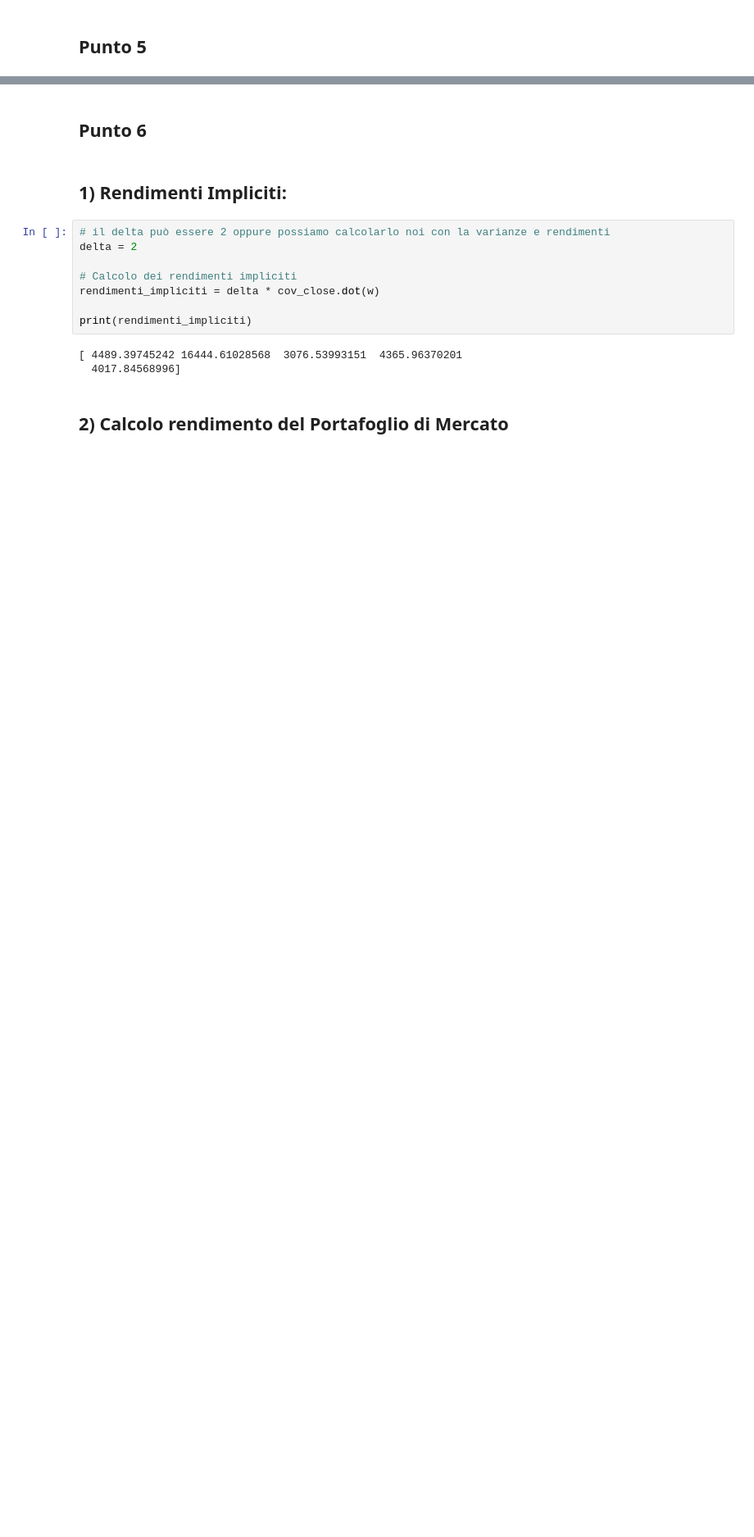
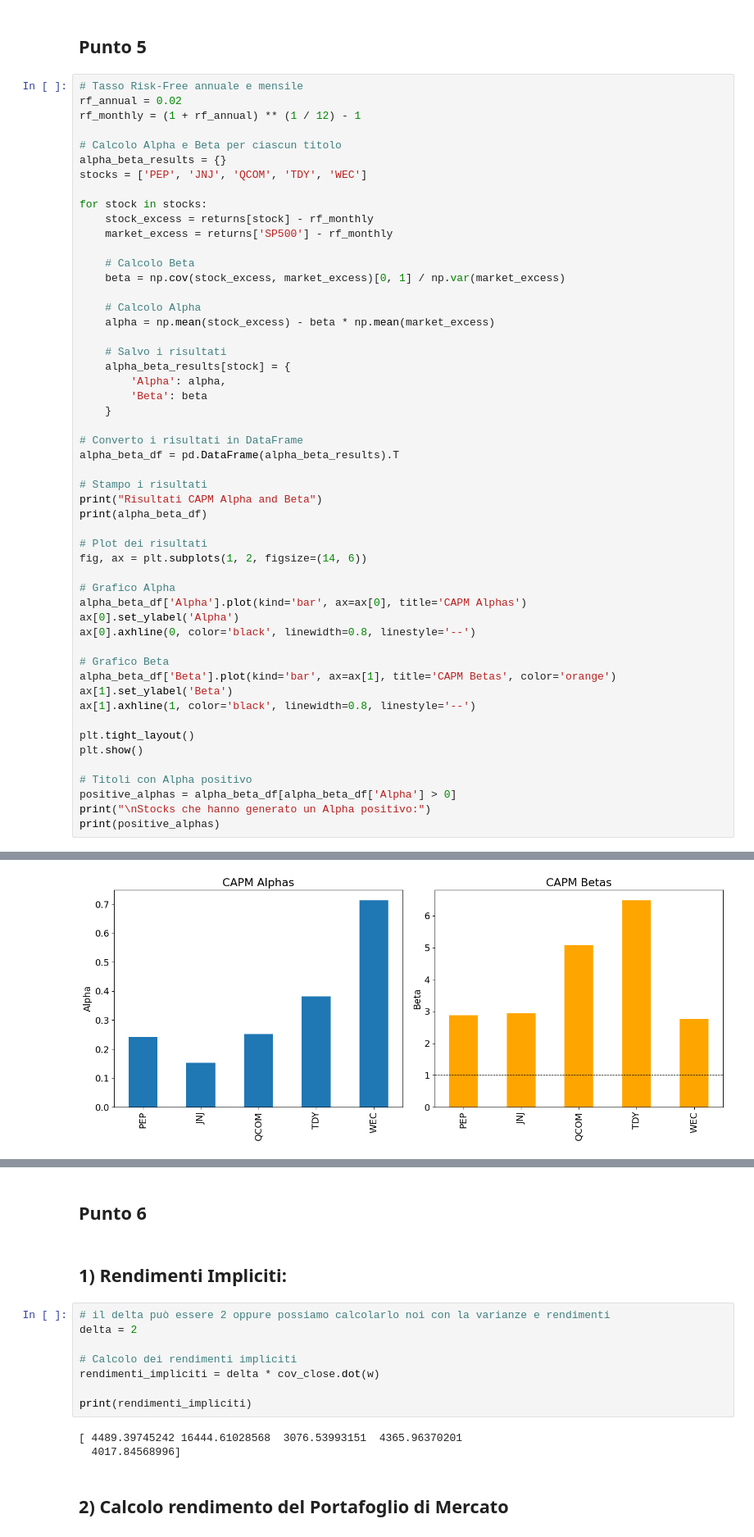
Before and after one commit to Riccardo-Martelli/Project_Work_Asset_Management, a Jupyter notebook: Final_Project.ipynb, the cells around one changed output, grey strips where cells are left out. Shown at 82% size. Saved outputs shown, nothing was run; the diff lists cells and outputs as text; blank space fills up the shorter version.

```diff
--- a/Final_Project.ipynb
+++ b/Final_Project.ipynb
@@ -322,2 +431,55 @@ plt.show()
 # %% [markdown]
 ## Punto 5
+# %%
+# Tasso Risk-Free annuale e mensile
+rf_annual = 0.02
+rf_monthly = (1 + rf_annual) ** (1 / 12) - 1
+
+# Calcolo Alpha e Beta per ciascun titolo
+alpha_beta_results = {}
+stocks = ['PEP', 'JNJ', 'QCOM', 'TDY', 'WEC']
+
+for stock in stocks:
+    stock_excess = returns[stock] - rf_monthly
+    market_excess = returns['SP500'] - rf_monthly
+
+    # Calcolo Beta
+    beta = np.cov(stock_excess, market_excess)[0, 1] / np.var(market_excess)
+
+    # Calcolo Alpha
+    alpha = np.mean(stock_excess) - beta * np.mean(market_excess)
+
+    # Salvo i risultati
+    alpha_beta_results[stock] = {
+        'Alpha': alpha,
+        'Beta': beta
+    }
+
+# Converto i risultati in DataFrame
+alpha_beta_df = pd.DataFrame(alpha_beta_results).T
+
+# Stampo i risultati
+print("Risultati CAPM Alpha and Beta")
+print(alpha_beta_df)
+
+# Plot dei risultati
+fig, ax = plt.subplots(1, 2, figsize=(14, 6))
+
+# Grafico Alpha
+alpha_beta_df['Alpha'].plot(kind='bar', ax=ax[0], title='CAPM Alphas')
+ax[0].set_ylabel('Alpha')
+ax[0].axhline(0, color='black', linewidth=0.8, linestyle='--')
+
+# Grafico Beta
+alpha_beta_df['Beta'].plot(kind='bar', ax=ax[1], title='CAPM Betas', color='orange')
+ax[1].set_ylabel('Beta')
+ax[1].axhline(1, color='black', linewidth=0.8, linestyle='--')
+
+plt.tight_layout()
+plt.show()
+
+# Titoli con Alpha positivo
+positive_alphas = alpha_beta_df[alpha_beta_df['Alpha'] > 0]
+print("\nStocks che hanno generato un Alpha positivo:")
+print(positive_alphas)
+# %% [output]
@@ -323,0 +493 @@ plt.show()
+[figure, added]
```
Also changed, not shown: parts of 4 cells of this notebook.
